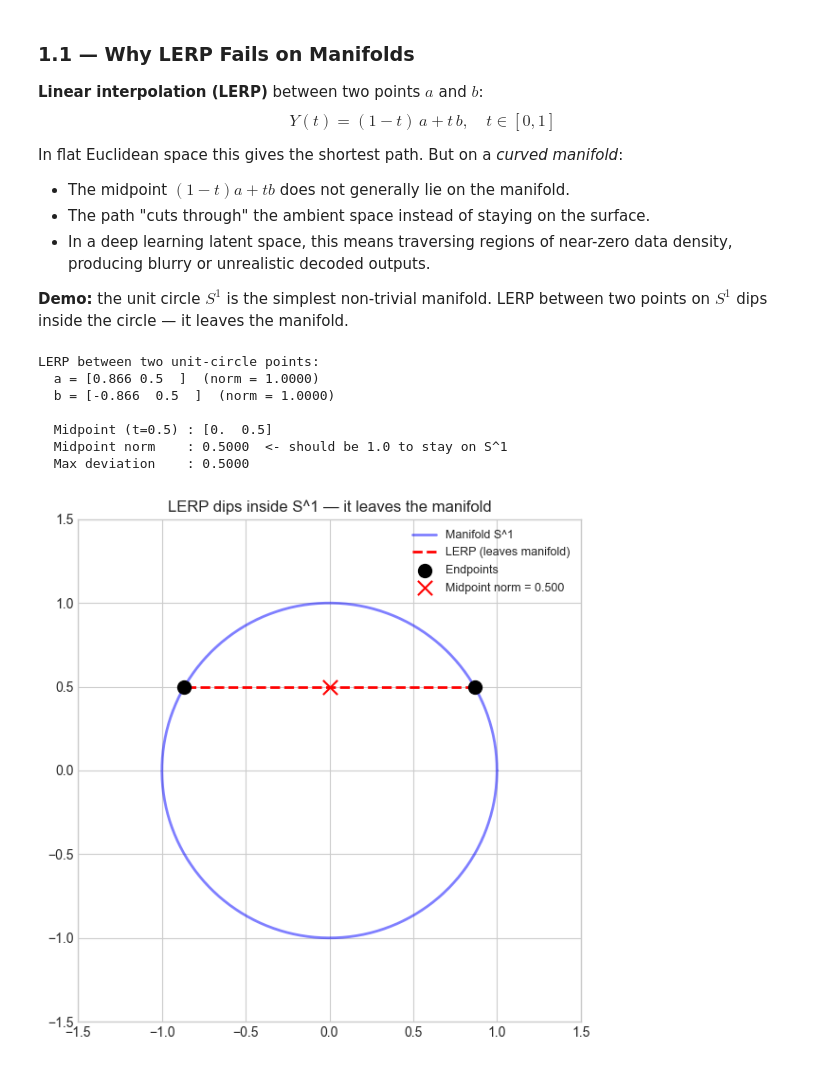
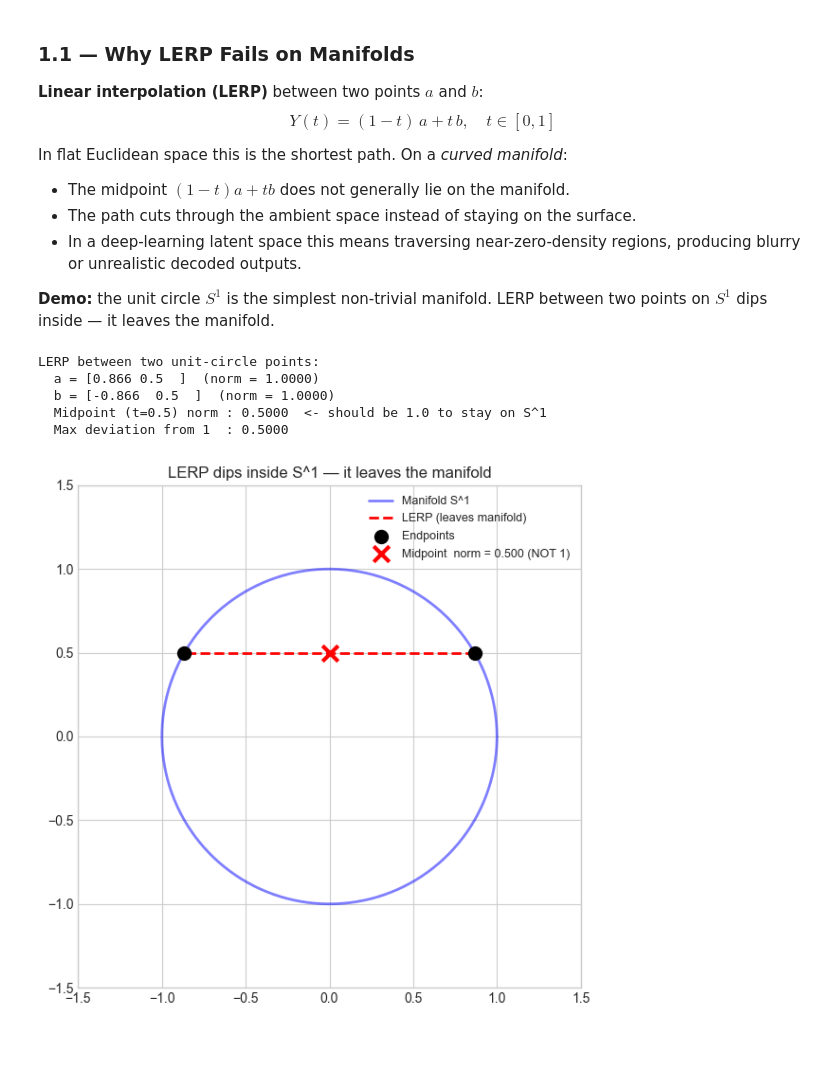
Before and after one commit to triet4p/latent-anything, a Jupyter notebook: lumen-theory/01-space-representation/notebooks/05_06_07_geodesic_pullback_flatvi.ipynb, the cells around one changed output. Cells and saved outputs as stored; diff of their text form; code cells hidden in the pictures.

```diff
--- a/lumen-theory/01-space-representation/notebooks/05_06_07_geodesic_pullback_flatvi.ipynb
+++ b/lumen-theory/01-space-representation/notebooks/05_06_07_geodesic_pullback_flatvi.ipynb
@@ -45,55 +104,50 @@ Sections:
 **Linear interpolation (LERP)** between two points $a$ and $b$:
 $$Y(t) = (1-t)\,a + t\,b, \quad t \in [0,1]$$
 
-In flat Euclidean space this gives the shortest path. But on a *curved manifold*:
+In flat Euclidean space this is the shortest path. On a *curved manifold*:
 - The midpoint $(1-t)a + tb$ does not generally lie on the manifold.
-- The path "cuts through" the ambient space instead of staying on the surface.
-- In a deep learning latent space, this means traversing regions of near-zero data density,
+- The path cuts through the ambient space instead of staying on the surface.
+- In a deep-learning latent space this means traversing near-zero-density regions,
   producing blurry or unrealistic decoded outputs.
 
 **Demo:** the unit circle $S^1$ is the simplest non-trivial manifold.
-LERP between two points on $S^1$ dips inside the circle — it leaves the manifold.
+LERP between two points on $S^1$ dips inside — it leaves the manifold.
 # %%
-# Two points on the unit circle S^1
-theta_a, theta_b = np.pi / 6, 5 * np.pi / 6   # 30 deg and 150 deg
+theta_a, theta_b = np.pi / 6, 5 * np.pi / 6
 a = np.array([np.cos(theta_a), np.sin(theta_a)])
 b = np.array([np.cos(theta_b), np.sin(theta_b)])
 
 ts = np.linspace(0, 1, 51)
-lerp_path  = np.outer(1 - ts, a) + np.outer(ts, b)   # (51, 2)
+lerp_path  = np.outer(1 - ts, a) + np.outer(ts, b)
 lerp_norms = np.linalg.norm(lerp_path, axis=1)
 
 print('LERP between two unit-circle points:')
 print(f'  a = {a}  (norm = {np.linalg.norm(a):.4f})')
 print(f'  b = {b}  (norm = {np.linalg.norm(b):.4f})')
-print()
-print(f'  Midpoint (t=0.5) : {lerp_path[25]}')
-print(f'  Midpoint norm    : {lerp_norms[25]:.4f}  <- should be 1.0 to stay on S^1')
-print(f'  Max deviation    : {abs(1 - lerp_norms).max():.4f}')
+print(f'  Midpoint (t=0.5) norm : {lerp_norms[25]:.4f}  <- should be 1.0 to stay on S^1')
+print(f'  Max deviation from 1  : {abs(1 - lerp_norms).max():.4f}')
 # %% [output]
 LERP between two unit-circle points:
   a = [0.866 0.5  ]  (norm = 1.0000)
   b = [-0.866  0.5  ]  (norm = 1.0000)
-
-  Midpoint (t=0.5) : [0.  0.5]
-  Midpoint norm    : 0.5000  <- should be 1.0 to stay on S^1
-  Max deviation    : 0.5000
+  Midpoint (t=0.5) norm : 0.5000  <- should be 1.0 to stay on S^1
+  Max deviation from 1  : 0.5000
 # %%
 circle_angles = np.linspace(0, 2 * np.pi, 300)
 circle = np.column_stack([np.cos(circle_angles), np.sin(circle_angles)])
 
 fig, ax = plt.subplots(figsize=(6, 6))
 ax.plot(circle[:, 0], circle[:, 1], 'b-', linewidth=2, alpha=0.5, label='Manifold S^1')
 ax.plot(lerp_path[:, 0], lerp_path[:, 1], 'r--', linewidth=2, label='LERP (leaves manifold)')
 ax.scatter([a[0], b[0]], [a[1], b[1]], color='black', s=100, zorder=5, label='Endpoints')
-ax.scatter(*lerp_path[25], color='red', s=120, marker='x', zorder=6,
-           label=f'Midpoint norm = {lerp_norms[25]:.3f}')
+ax.scatter(*lerp_path[25], color='red', s=140, marker='x', zorder=6, linewidths=3,
+           label=f'Midpoint  norm = {lerp_norms[25]:.3f} (NOT 1)')
 ax.set_xlim(-1.5, 1.5)
 ax.set_ylim(-1.5, 1.5)
 ax.set_aspect('equal')
 ax.set_title('LERP dips inside S^1 — it leaves the manifold')
 ax.legend(fontsize=9)
 plt.tight_layout()
 plt.show()
 # %% [output]
-[figure, old version]
+[figure, new version]
```
Also changed, not shown: parts of 31 cells of this notebook.
